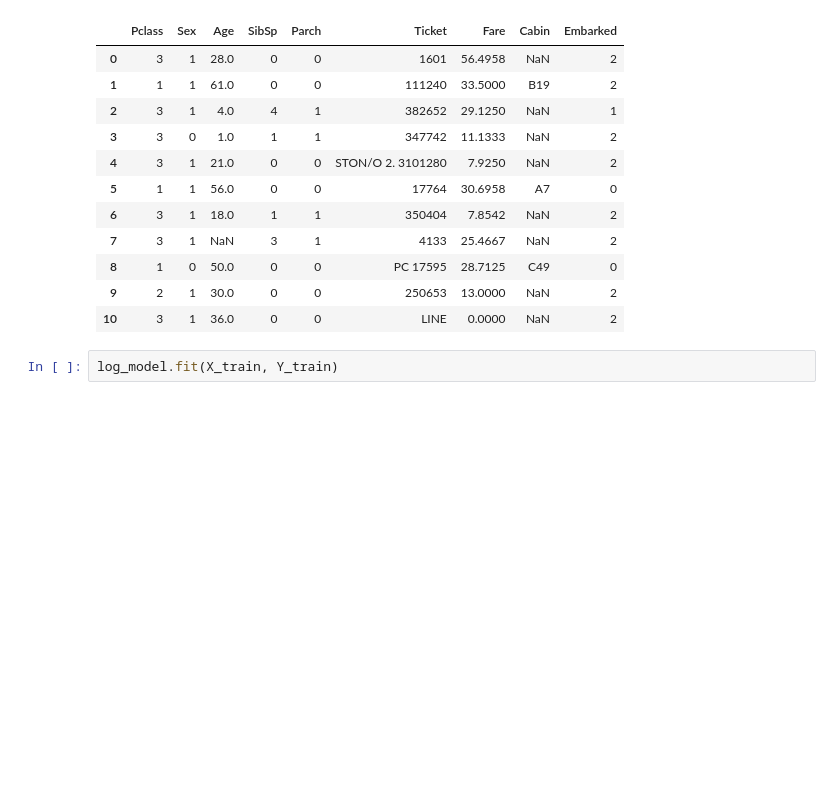
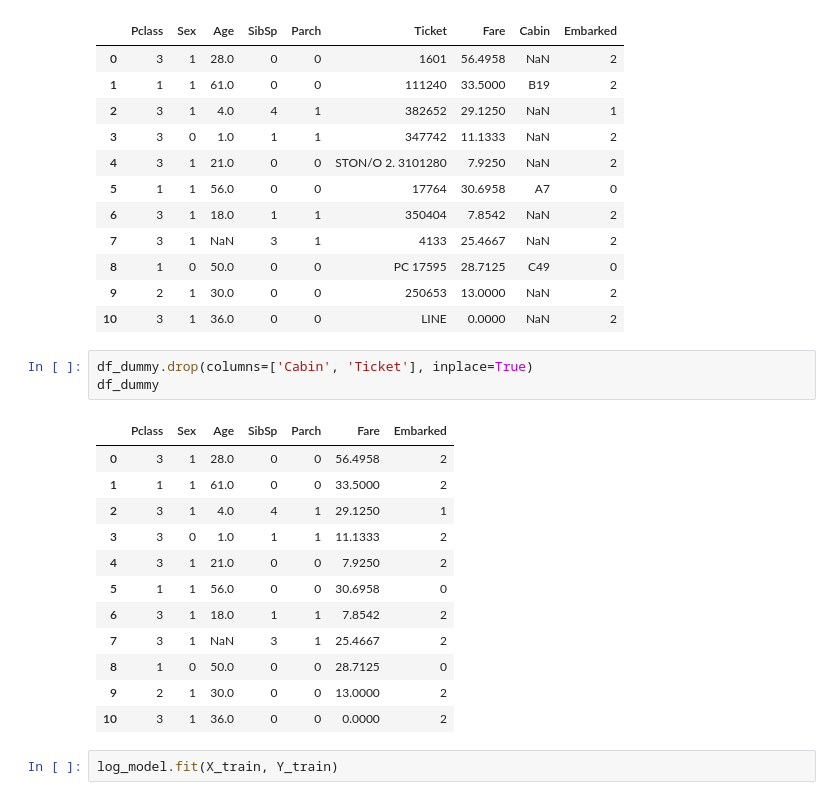
Before and after one commit to aryadzar/AI, a Jupyter notebook: 2217051007_M Arya Dzaky A_B_UTP AI.ipynb, the cells around one changed output. Saved outputs shown, nothing was run; the diff lists cells and outputs as text; blank space fills up the shorter version.

Commit message:
new Dummy

```diff
--- a/2217051007_M Arya Dzaky A_B_UTP AI.ipynb
+++ b/2217051007_M Arya Dzaky A_B_UTP AI.ipynb
@@ -352,6 +367,22 @@ df_dummy
 | 8 | 1 | 0 | 50.0 | 0 | 0 | PC 17595 | 28.7125 | C49 | 0 |
 | 9 | 2 | 1 | 30.0 | 0 | 0 | 250653 | 13.0000 | NaN | 2 |
 | 10 | 3 | 1 | 36.0 | 0 | 0 | LINE | 0.0000 | NaN | 2 |
+# %%
+df_dummy.drop(columns=['Cabin', 'Ticket'], inplace=True)
+df_dummy
+# %% [output]
+|  | Pclass | Sex | Age | SibSp | Parch | Fare | Embarked |
+| 0 | 3 | 1 | 28.0 | 0 | 0 | 56.4958 | 2 |
+| 1 | 1 | 1 | 61.0 | 0 | 0 | 33.5000 | 2 |
+| 2 | 3 | 1 | 4.0 | 4 | 1 | 29.1250 | 1 |
+| 3 | 3 | 0 | 1.0 | 1 | 1 | 11.1333 | 2 |
+| 4 | 3 | 1 | 21.0 | 0 | 0 | 7.9250 | 2 |
+| 5 | 1 | 1 | 56.0 | 0 | 0 | 30.6958 | 0 |
+| 6 | 3 | 1 | 18.0 | 1 | 1 | 7.8542 | 2 |
+| 7 | 3 | 1 | NaN | 3 | 1 | 25.4667 | 2 |
+| 8 | 1 | 0 | 50.0 | 0 | 0 | 28.7125 | 0 |
+| 9 | 2 | 1 | 30.0 | 0 | 0 | 13.0000 | 2 |
+| 10 | 3 | 1 | 36.0 | 0 | 0 | 0.0000 | 2 |
 # %%
 log_model.fit(X_train, Y_train)
 # %% [output]
```
Also changed, not shown: parts of 2 cells of this notebook, 1 other file.
